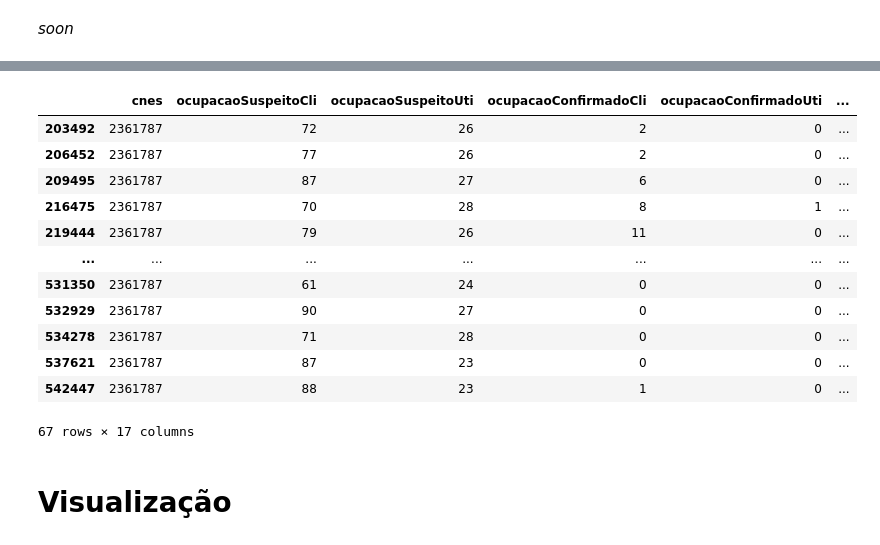
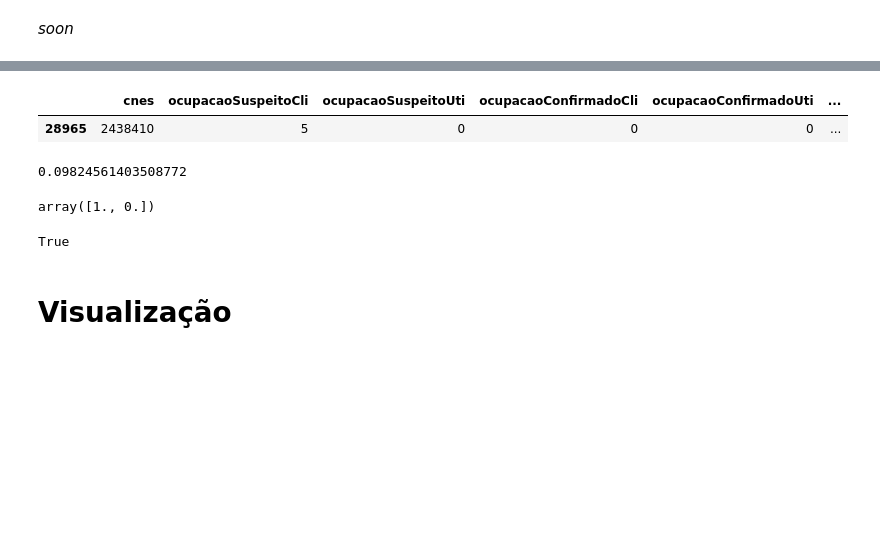
Before and after one commit to lucascorumba/study-projects, a Jupyter notebook: covid-hospital/analysis.ipynb, the cells around one changed output, grey strips where cells are left out. Drawn from its saved outputs; the diff is of its cells as text; code cells hidden in the pictures; blank space fills up the shorter version.

```diff
--- a/covid-hospital/analysis.ipynb
+++ b/covid-hospital/analysis.ipynb
@@ -1863,4 +1858,4 @@ test_list = [t[5], t[9], 2240335]
 # %%
 df_001 = df.sample(frac=0.001) # 11s
-df_01 = df.sample(frac=0.01) # 1min
-df_01.shape
+df_01 = df.sample(frac=0.01) # 1min 6s
+df_1 = df.sample(frac=0.1) # 1min 49s
@@ -1957,19 +1937,23 @@ drop_cnes
 # %%
-df.loc[df['cnes'] == 2361787]
+df_01.loc[df['cnes'] == drop_cnes[48]]
 # %% [output]
 |  | cnes | ocupacaoSuspeitoCli | ocupacaoSuspeitoUti | ocupacaoConfirmadoCli | ocupacaoConfirmadoUti | ... |
-| 203492 | 2361787 | 72 | 26 | 2 | 0 | ... |
-| 206452 | 2361787 | 77 | 26 | 2 | 0 | ... |
-| 209495 | 2361787 | 87 | 27 | 6 | 0 | ... |
-| 216475 | 2361787 | 70 | 28 | 8 | 1 | ... |
-| 219444 | 2361787 | 79 | 26 | 11 | 0 | ... |
-| ... | ... | ... | ... | ... | ... | ... |
-| 531350 | 2361787 | 61 | 24 | 0 | 0 | ... |
-| 532929 | 2361787 | 90 | 27 | 0 | 0 | ... |
-| 534278 | 2361787 | 71 | 28 | 0 | 0 | ... |
-| 537621 | 2361787 | 87 | 23 | 0 | 0 | ... |
-| 542447 | 2361787 | 88 | 23 | 1 | 0 | ... |
+| 28965 | 2438410 | 5 | 0 | 0 | 0 | ... |
-67 rows × 17 columns
+# %%
+tli2 = [0, 2, 0, 0, 0, 2, 0, 0, 0, 2, 0, 5, 5, 1, 6, 2, 0, 0, 1]
+c_l, c_a = np.polynomial.polynomial.polyfit(np.arange(len(tli2)), tli2, 1)
+c_a
+# %% [output]
+0.09824561403508772
+# %%
+temp = [1]
+np.polynomial.polynomial.polyfit(np.arange(len(temp)), temp, 1)
+# %% [output]
+array([1., 0.])
+# %%
+np.allclose(0, 0, rtol=3.5)
+# %% [output]
+True
 # %% [markdown]
 # Visualização<a id="13"></a>
 # %% [markdown]
```
Also changed, not shown: parts of 7 cells of this notebook.
